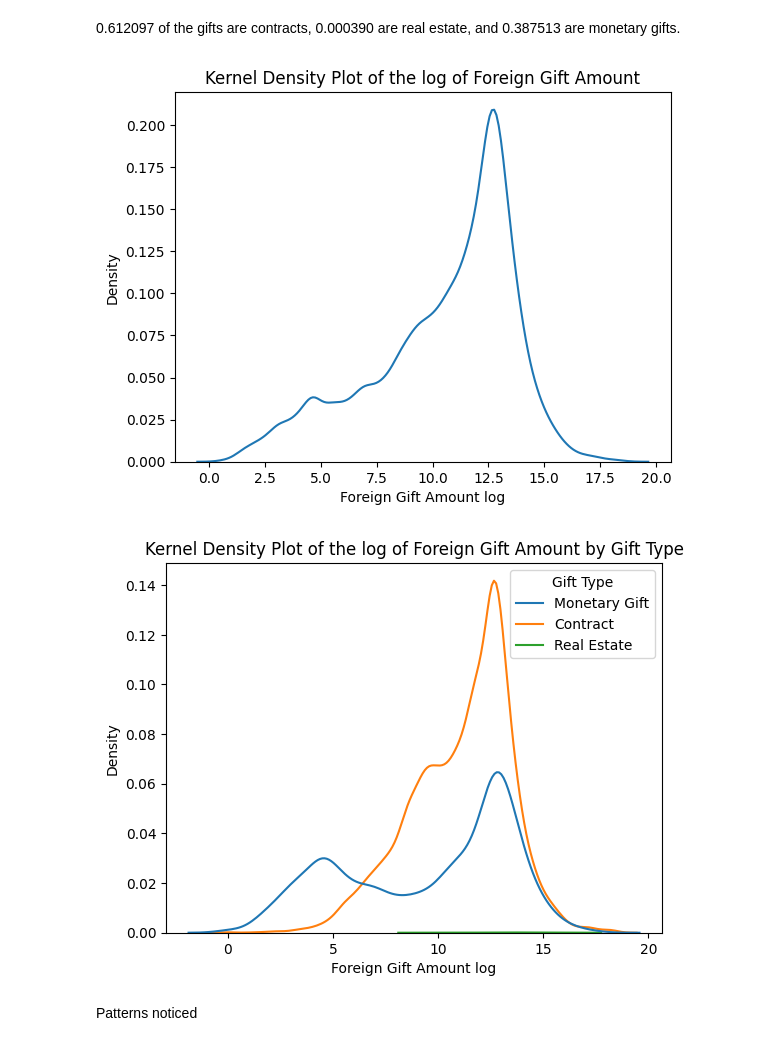
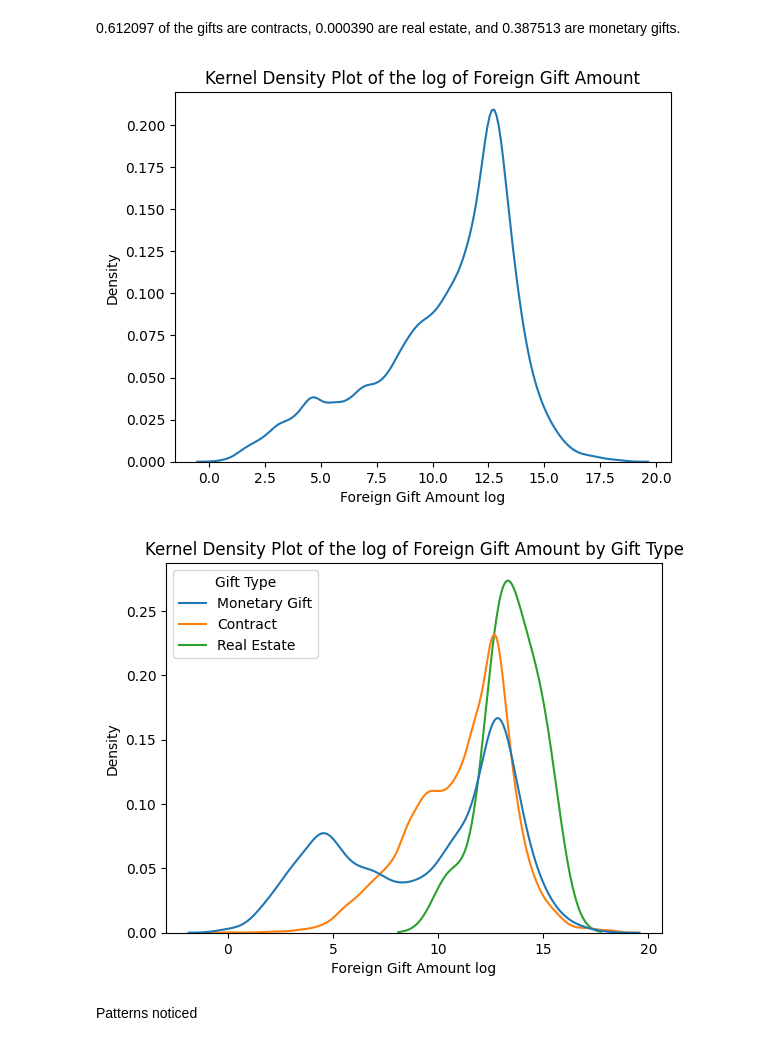
Before and after one commit to siwenliao/EDA, a Jupyter notebook: assignment/assignment.ipynb, the cells around one changed output. Drawn from its saved outputs; the diff is of its cells as text; code cells hidden in the pictures.

```diff
--- a/assignment/assignment.ipynb
+++ b/assignment/assignment.ipynb
@@ -86,17 +86,17 @@ Name: proportion, dtype: float64
 # %%
 # 4: Kernel Density Plot
 
 gift_df['Foreign Gift Amount log'] = np.log(gift_df['Foreign Gift Amount'])
 
 kde = sns.kdeplot(gift_df.loc[gift_df['Foreign Gift Amount log']>0, 'Foreign Gift Amount log'])
 kde.set(title='Kernel Density Plot of the log of Foreign Gift Amount')
 plt.show()
-kde_type = sns.kdeplot(data=gift_df, x='Foreign Gift Amount log', hue='Gift Type')
+kde_type = sns.kdeplot(data=gift_df, x='Foreign Gift Amount log', hue='Gift Type', common_norm=False)
 kde_type.set(title='Kernel Density Plot of the log of Foreign Gift Amount by Gift Type')
 plt.show()
 # %% [output]
 [figure]
-[figure, old version]
+[figure, new version]
 # %% [markdown]
 Patterns noticed
 # %%
```
Also changed, not shown: parts of 19 cells of this notebook.
